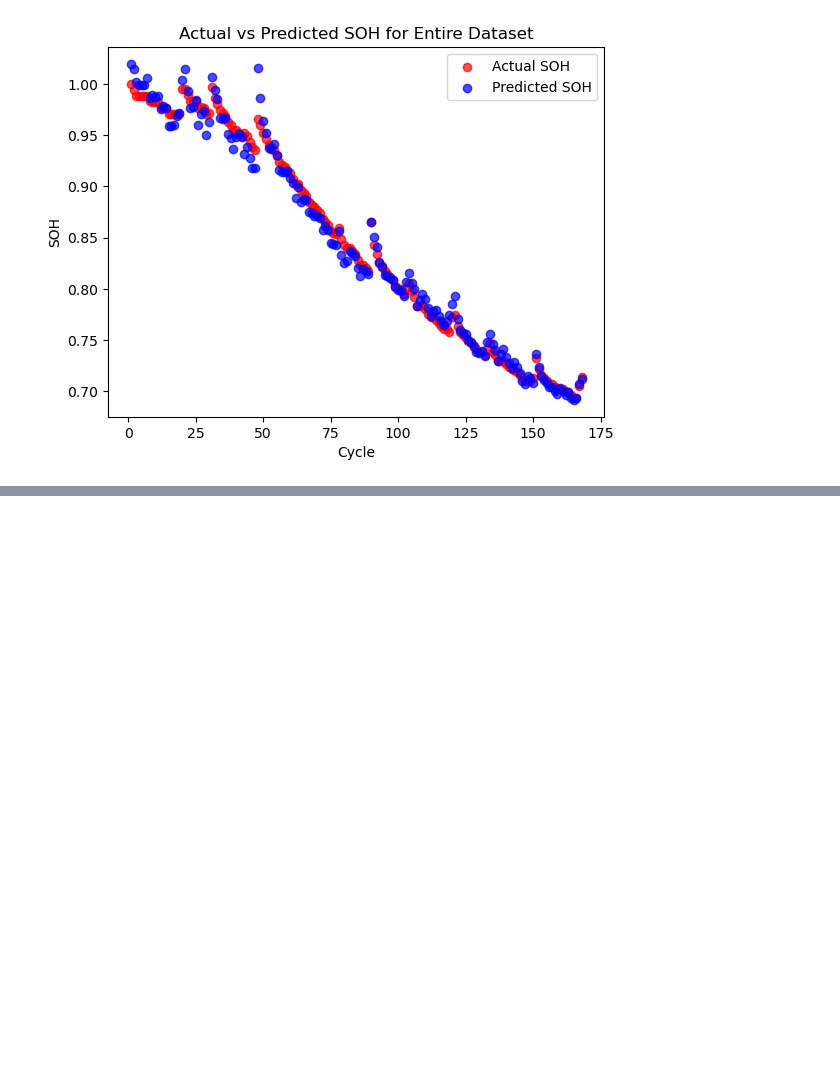
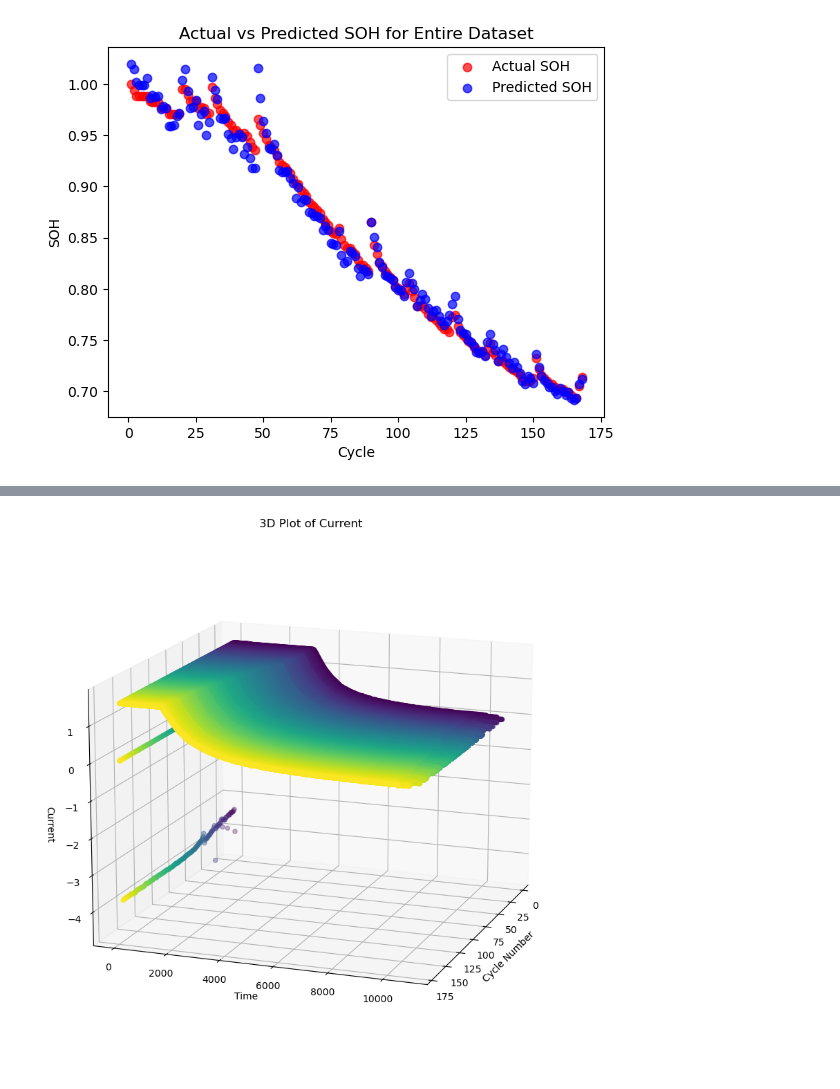
Before and after one commit to RomanShrestha07/CPSC_4830_Group_Project, a Jupyter notebook: Group_Project.ipynb, the cells around one changed output, grey strips where cells are left out. Saved outputs shown, nothing was run; the diff lists cells and outputs as text; code cells hidden in the pictures; blank space fills up the shorter version.

```diff
--- a/Group_Project.ipynb
+++ b/Group_Project.ipynb
@@ -446,0 +509,4 @@ plt.show()
+# %%
+get_current_plot('B0005', 'charge')
+# %% [output]
+[figure, added]
```
Also changed, not shown: parts of 22 cells of this notebook.
